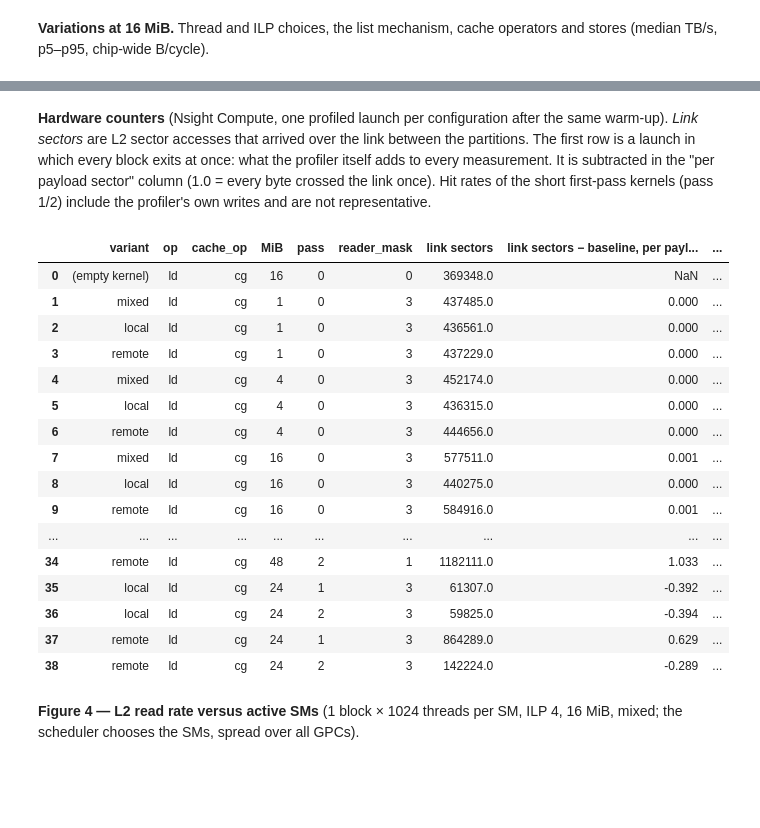
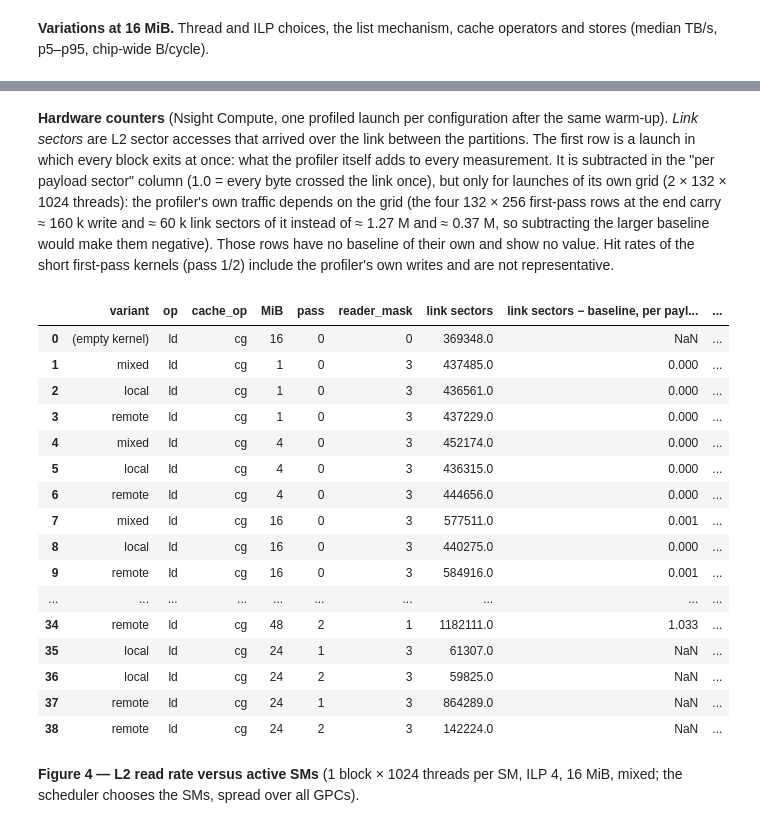
Before and after one commit to lomolisso/h100-microbench, a Jupyter notebook: experiments/05__memory_hierarchy_bandwidth/05__memory_hierarchy_bandwidth.ipynb, the cells around one changed output, grey strips where cells are left out. Drawn from its saved outputs; the diff is of its cells as text; code cells hidden in the pictures; blank space fills up the shorter version.

```diff
--- a/experiments/05__memory_hierarchy_bandwidth/05__memory_hierarchy_bandwidth.ipynb
+++ b/experiments/05__memory_hierarchy_bandwidth/05__memory_hierarchy_bandwidth.ipynb
@@ -358,40 +380,41 @@ display(pd.DataFrame({k: row(q) for k, q in cases.items()}).T.round(2))
 # %% [markdown]
-**Hardware counters** (Nsight Compute, one profiled launch per configuration after the same warm-up). *Link sectors* are L2 sector accesses that arrived over the link between the partitions. The first row is a launch in which every block exits at once: what the profiler itself adds to every measurement. It is subtracted in the "per payload sector" column (1.0 = every byte crossed the link once). Hit rates of the short first-pass kernels (pass 1/2) include the profiler's own writes and are not representative.
+**Hardware counters** (Nsight Compute, one profiled launch per configuration after the same warm-up). *Link sectors* are L2 sector accesses that arrived over the link between the partitions. The first row is a launch in which every block exits at once: what the profiler itself adds to every measurement. It is subtracted in the "per payload sector" column (1.0 = every byte crossed the link once), but only for launches of its own grid (2 × 132 × 1024 threads): the profiler's own traffic depends on the grid (the four 132 × 256 first-pass rows at the end carry ≈ 160 k write and ≈ 60 k link sectors of it instead of ≈ 1.27 M and ≈ 0.37 M, so subtracting the larger baseline would make them negative). Those rows have no baseline of their own and show no value. Hit rates of the short first-pass kernels (pass 1/2) include the profiler's own writes and are not representative.
 # %%
 n = nl2.copy()
 keep = {"lts__t_sectors_srcunit_ltcfabric.sum": "link sectors", "lts__t_sectors_op_read.sum": "L2 read sectors", "lts__t_sectors_op_write.sum": "L2 write sectors",
         "lts__t_sector_hit_rate.pct": "L2 hit %", "dram__bytes_read.sum": "HBM read B", "dram__bytes_write.sum": "HBM write B",
         "lts__t_bytes.sum.per_second": "L2 B/s", "gpu__time_duration.sum": "ns"}
 t = n[["variant", "op", "cache_op", "footprint_bytes", "pass", "reader_mask", "bytes"] + list(keep)].rename(columns=keep)
 for c in keep.values(): t[c] = t[c].astype(float)
 base = t.iloc[0]   # every block exits at once: what the profiler itself adds
 t["MiB"] = (t.footprint_bytes / 2**20).astype(int)
-t["link sectors − baseline, per payload sector"] = ((t["link sectors"] - base["link sectors"]) / (t.bytes / 32)).where(t.bytes > 0)
+same_grid = (n.blocks.astype(int) == int(n.blocks.iloc[0])) & (n.threads.astype(int) == int(n.threads.iloc[0]))
+t["link sectors − baseline, per payload sector"] = ((t["link sectors"] - base["link sectors"]) / (t.bytes / 32)).where((t.bytes > 0) & same_grid)
 t["L2 TB/s"] = t["L2 B/s"] / 1e12
 t["L2 read sectors per payload sector"] = (t["L2 read sectors"] / (t.bytes / 32)).where((t.bytes > 0) & (t.op == "ld"))
 show = ["variant", "op", "cache_op", "MiB", "pass", "reader_mask", "link sectors", "link sectors − baseline, per payload sector",
         "L2 read sectors per payload sector", "L2 read sectors",
         "L2 write sectors", "L2 hit %", "HBM read B", "L2 TB/s", "ns"]
 t.loc[0, "variant"] = "(empty kernel)"
 display(t[show].round(3))
 # %% [output]
 |  | variant | op | cache_op | MiB | pass | reader_mask | link sectors | link sectors − baseline, per payl... | ... |
 | 0 | (empty kernel) | ld | cg | 16 | 0 | 0 | 369348.0 | NaN | ... |
 | 1 | mixed | ld | cg | 1 | 0 | 3 | 437485.0 | 0.000 | ... |
 | 2 | local | ld | cg | 1 | 0 | 3 | 436561.0 | 0.000 | ... |
 | 3 | remote | ld | cg | 1 | 0 | 3 | 437229.0 | 0.000 | ... |
 | 4 | mixed | ld | cg | 4 | 0 | 3 | 452174.0 | 0.000 | ... |
 | 5 | local | ld | cg | 4 | 0 | 3 | 436315.0 | 0.000 | ... |
 | 6 | remote | ld | cg | 4 | 0 | 3 | 444656.0 | 0.000 | ... |
 | 7 | mixed | ld | cg | 16 | 0 | 3 | 577511.0 | 0.001 | ... |
 | 8 | local | ld | cg | 16 | 0 | 3 | 440275.0 | 0.000 | ... |
 | 9 | remote | ld | cg | 16 | 0 | 3 | 584916.0 | 0.001 | ... |
 | ... | ... | ... | ... | ... | ... | ... | ... | ... | ... |
 | 34 | remote | ld | cg | 48 | 2 | 1 | 1182111.0 | 1.033 | ... |
-| 35 | local | ld | cg | 24 | 1 | 3 | 61307.0 | -0.392 | ... |
-| 36 | local | ld | cg | 24 | 2 | 3 | 59825.0 | -0.394 | ... |
-| 37 | remote | ld | cg | 24 | 1 | 3 | 864289.0 | 0.629 | ... |
-| 38 | remote | ld | cg | 24 | 2 | 3 | 142224.0 | -0.289 | ... |
+| 35 | local | ld | cg | 24 | 1 | 3 | 61307.0 | NaN | ... |
+| 36 | local | ld | cg | 24 | 2 | 3 | 59825.0 | NaN | ... |
+| 37 | remote | ld | cg | 24 | 1 | 3 | 864289.0 | NaN | ... |
+| 38 | remote | ld | cg | 24 | 2 | 3 | 142224.0 | NaN | ... |
 # %% [markdown]
 **Figure 4 — L2 read rate versus active SMs** (1 block × 1024 threads per SM, ILP 4, 16 MiB, mixed; the scheduler chooses the SMs, spread over all GPCs).
 # %%
```
Also changed, not shown: parts of 23 cells of this notebook, 11 other files.
